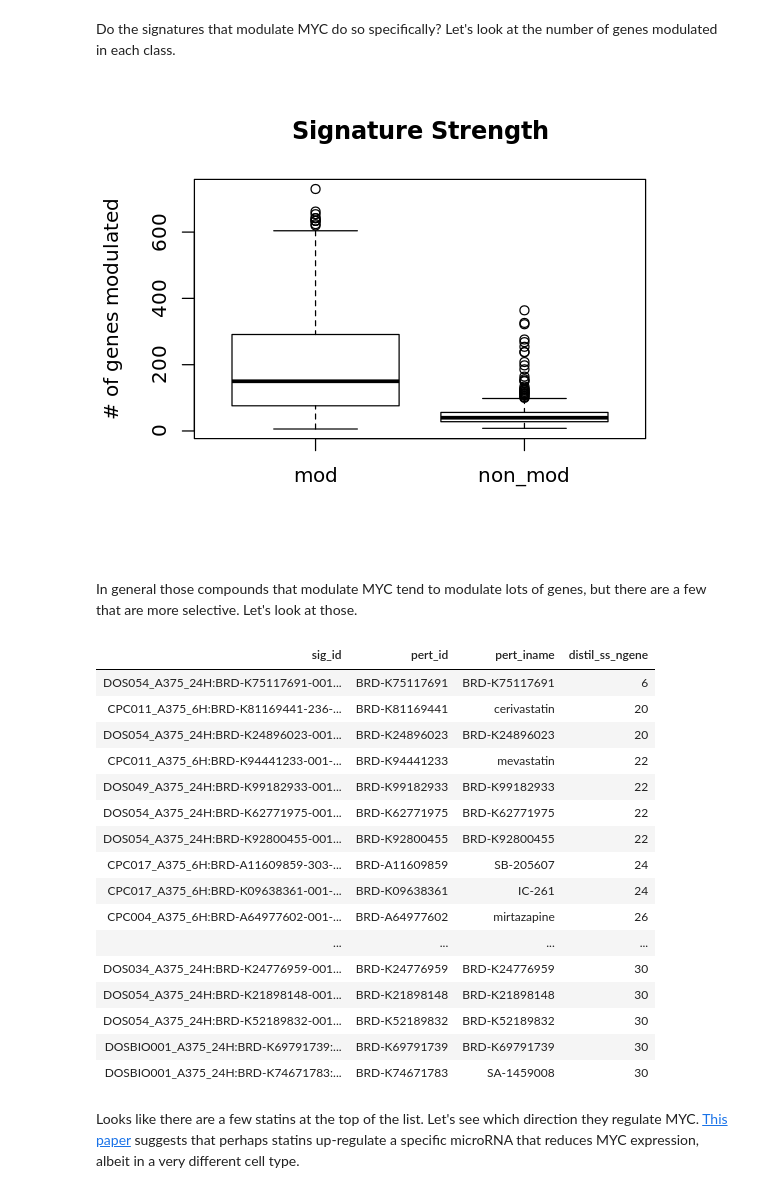
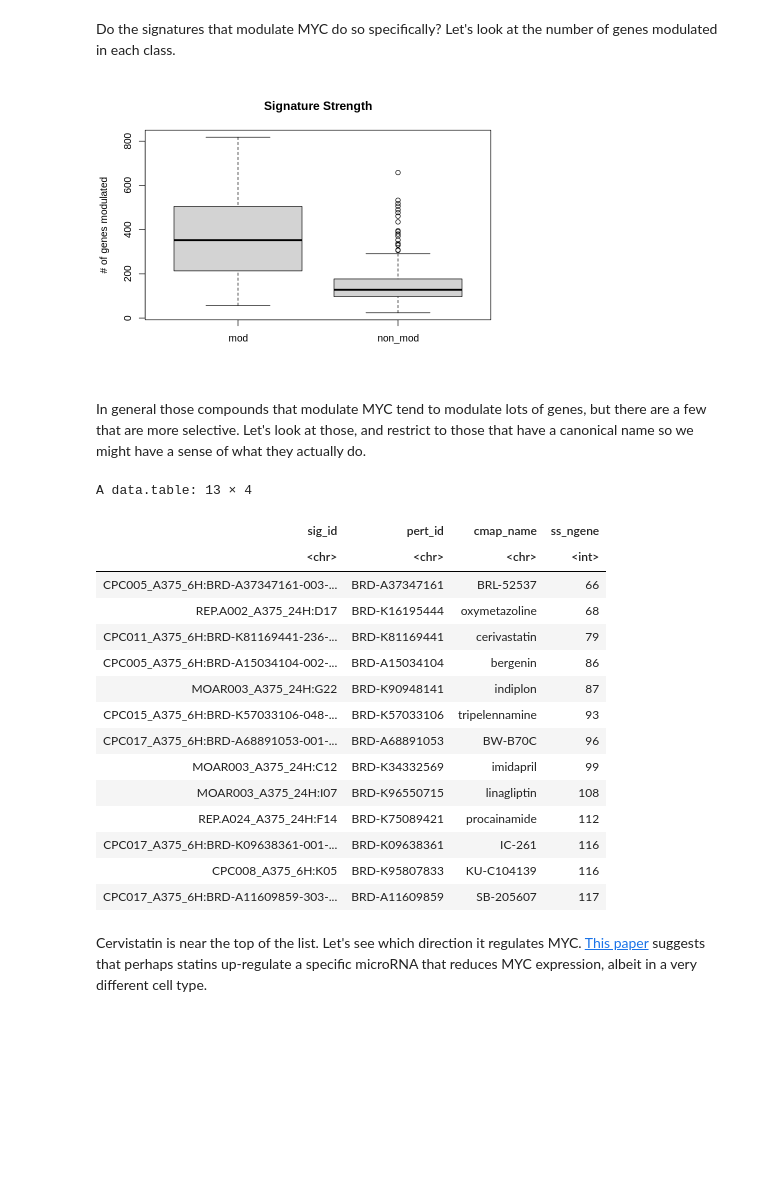
Before and after one commit to cmap/lincs-workshop-2020, a Jupyter notebook: notebooks/gene_expression/Exercise_1_Gene_modulation.ipynb, the cells around one changed output. Saved outputs shown, nothing was run; the diff lists cells and outputs as text; code cells hidden in the pictures; blank space fills up the shorter version.

```diff
--- a/notebooks/gene_expression/Exercise_1_Gene_modulation.ipynb
+++ b/notebooks/gene_expression/Exercise_1_Gene_modulation.ipynb
@@ -238,37 +235,36 @@ sigmetrics[, distil_ss_ngene := ngenes_modulated_up_lm + ngenes_modulated_up_lm,
 # %%
 ss_list <- list(
-    mod = sigmetrics[sig_id %in% names(mod_idx)]$distil_ss_ngene,
-    non_mod = sigmetrics[sig_id %in% names(non_mod_idx)]$distil_ss_ngene
+    mod = siginfo[sig_id %in% names(mod_idx)]$ss_ngene,
+    non_mod = siginfo[sig_id %in% names(non_mod_idx)]$ss_ngene
 )
 # %%
-options(repr.plot.width=5, repr.plot.height=4)
 boxplot(ss_list, main="Signature Strength",  ylab="# of genes modulated")
 # %% [output]
-[figure, old version]
+[figure, new version]
 # %% [markdown]
-In general those compounds that modulate MYC tend to modulate lots of genes, but there are a few that are more selective. Let's look at those.
+In general those compounds that modulate MYC tend to modulate lots of genes, but there are a few that are more selective. Let's look at those, and restrict to those that have a canonical name so we might have a sense of what they actually do.
 # %%
-sigmetrics[sig_id %in% names(mod_idx) &
-          distil_ss_ngene <= 30,
-          .(sig_id, pert_id, pert_iname, distil_ss_ngene)][
-    order(distil_ss_ngene, decreasing=F)]
+siginfo[sig_id %in% names(mod_idx) &
+          ss_ngene <= 120
+          & !grepl("^BRD-", cmap_name),
+          .(sig_id, pert_id, cmap_name, ss_ngene)][
+    order(ss_ngene, decreasing=F)]
 # %% [output]
+A data.table: 13 × 4
-| sig_id | pert_id | pert_iname | distil_ss_ngene |
-| DOS054_A375_24H:BRD-K75117691-001... | BRD-K75117691 | BRD-K75117691 | 6 |
-| CPC011_A375_6H:BRD-K81169441-236-... | BRD-K81169441 | cerivastatin | 20 |
-| DOS054_A375_24H:BRD-K24896023-001... | BRD-K24896023 | BRD-K24896023 | 20 |
-| CPC011_A375_6H:BRD-K94441233-001-... | BRD-K94441233 | mevastatin | 22 |
-| DOS049_A375_24H:BRD-K99182933-001... | BRD-K99182933 | BRD-K99182933 | 22 |
-| DOS054_A375_24H:BRD-K62771975-001... | BRD-K62771975 | BRD-K62771975 | 22 |
-| DOS054_A375_24H:BRD-K92800455-001... | BRD-K92800455 | BRD-K92800455 | 22 |
-| CPC017_A375_6H:BRD-A11609859-303-... | BRD-A11609859 | SB-205607 | 24 |
-| CPC017_A375_6H:BRD-K09638361-001-... | BRD-K09638361 | IC-261 | 24 |
-| CPC004_A375_6H:BRD-A64977602-001-... | BRD-A64977602 | mirtazapine | 26 |
-| ... | ... | ... | ... |
-| DOS034_A375_24H:BRD-K24776959-001... | BRD-K24776959 | BRD-K24776959 | 30 |
-| DOS054_A375_24H:BRD-K21898148-001... | BRD-K21898148 | BRD-K21898148 | 30 |
-| DOS054_A375_24H:BRD-K52189832-001... | BRD-K52189832 | BRD-K52189832 | 30 |
-| DOSBIO001_A375_24H:BRD-K69791739:... | BRD-K69791739 | BRD-K69791739 | 30 |
-| DOSBIO001_A375_24H:BRD-K74671783:... | BRD-K74671783 | SA-1459008 | 30 |
+| sig_id | pert_id | cmap_name | ss_ngene |
+| <chr> | <chr> | <chr> | <int> |
+| CPC005_A375_6H:BRD-A37347161-003-... | BRD-A37347161 | BRL-52537 | 66 |
+| REP.A002_A375_24H:D17 | BRD-K16195444 | oxymetazoline | 68 |
+| CPC011_A375_6H:BRD-K81169441-236-... | BRD-K81169441 | cerivastatin | 79 |
+| CPC005_A375_6H:BRD-A15034104-002-... | BRD-A15034104 | bergenin | 86 |
+| MOAR003_A375_24H:G22 | BRD-K90948141 | indiplon | 87 |
+| CPC015_A375_6H:BRD-K57033106-048-... | BRD-K57033106 | tripelennamine | 93 |
+| CPC017_A375_6H:BRD-A68891053-001-... | BRD-A68891053 | BW-B70C | 96 |
+| MOAR003_A375_24H:C12 | BRD-K34332569 | imidapril | 99 |
+| MOAR003_A375_24H:I07 | BRD-K96550715 | linagliptin | 108 |
+| REP.A024_A375_24H:F14 | BRD-K75089421 | procainamide | 112 |
+| CPC017_A375_6H:BRD-K09638361-001-... | BRD-K09638361 | IC-261 | 116 |
+| CPC008_A375_6H:K05 | BRD-K95807833 | KU-C104139 | 116 |
+| CPC017_A375_6H:BRD-A11609859-303-... | BRD-A11609859 | SB-205607 | 117 |
 # %% [markdown]
-Looks like there are a few statins at the top of the list. Let's see which direction they regulate MYC. [This paper](https://www.ncbi.nlm.nih.gov/pmc/articles/PMC3491823/) suggests that perhaps statins up-regulate a specific microRNA that reduces MYC expression, albeit in a very different cell type.
+Cervistatin is near the top of the list. Let's see which direction it regulates MYC. [This paper](https://www.ncbi.nlm.nih.gov/pmc/articles/PMC3491823/) suggests that perhaps statins up-regulate a specific microRNA that reduces MYC expression, albeit in a very different cell type.
```
Also changed, not shown: parts of 9 cells of this notebook.
